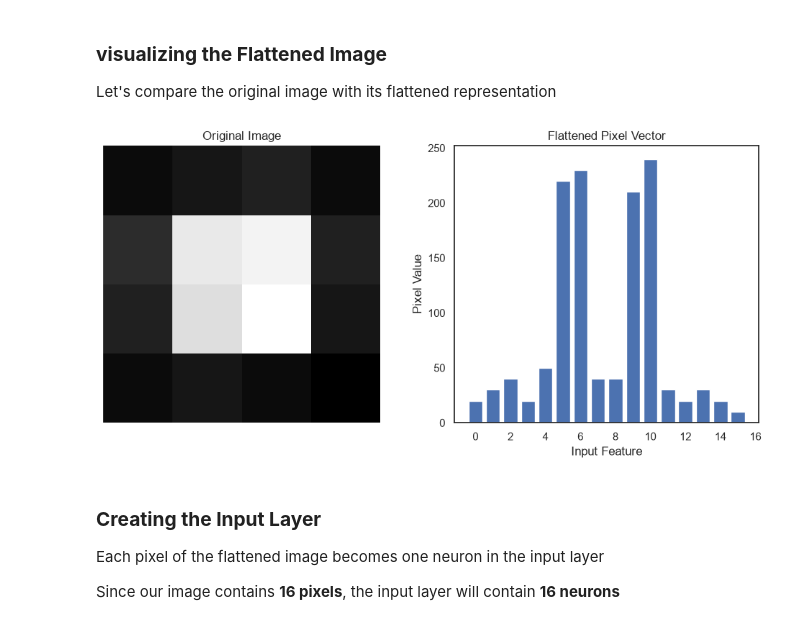
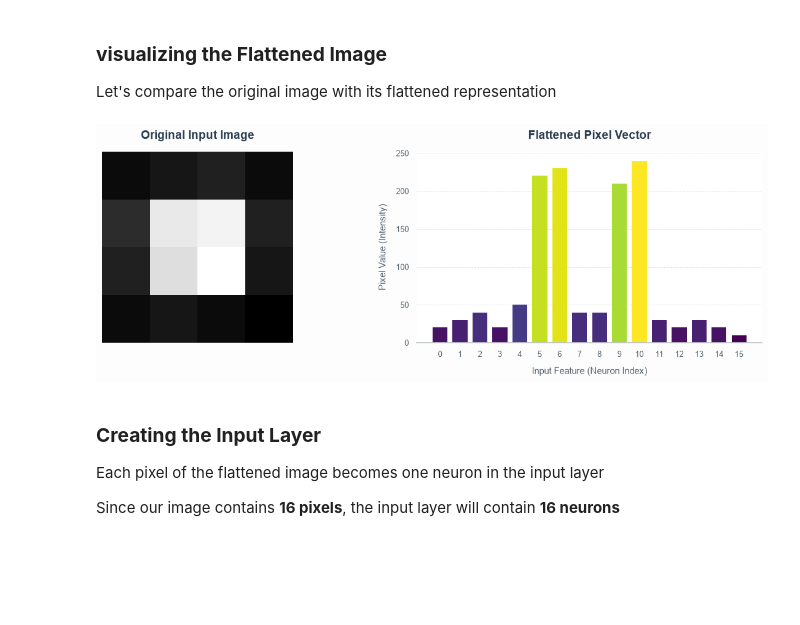
Before and after one commit to precious-05/neural_network, a Jupyter notebook: Neural_Net.ipynb, the cells around one changed output. Saved outputs shown, nothing was run; the diff lists cells and outputs as text; code cells hidden in the pictures; blank space fills up the shorter version.

```diff
--- a/Neural_Net.ipynb
+++ b/Neural_Net.ipynb
@@ -141,29 +141,52 @@ Each feature will become one input neuron.
 
 Let's compare the original image with its flattened representation
 # %%
-fig, axes = plt.subplots(1,2,figsize=(12,5))
+import matplotlib.pyplot as plt
+import numpy as np
 
-# Original Image
+plt.rcParams['font.family'] = 'sans-serif'
+plt.rcParams['text.color'] = '#2c3e50'
 
-axes[0].imshow(image,cmap="gray")
+# Figure setup with better dimensions and crisp resolution (DPI)
+fig, axes = plt.subplots(1, 2, figsize=(13, 5), dpi=100, facecolor='#fdfdfd')
 
-axes[0].set_title("Original Image")
-
+# --- 1. Original Image Plot ---
+axes[0].imshow(image, cmap="gray", interpolation='nearest')
+axes[0].set_title("Original Input Image", fontsize=14, fontweight='bold', pad=15)
 axes[0].axis("off")
 
-# Flattened Vector
+# --- 2. Flattened Vector Bar Chart ---
 
-axes[1].bar(range(len(image_flat)),image_flat)
+norms = plt.Normalize(min(image_flat), max(image_flat))
+colors = plt.cm.viridis(norms(image_flat))
 
-axes[1].set_title("Flattened Pixel Vector")
 
-axes[1].set_xlabel("Input Feature")
+x_range = range(len(image_flat))
+bars = axes[1].bar(x_range, image_flat, color=colors, width=0.75, edgecolor='none')
 
-axes[1].set_ylabel("Pixel Value")
 
+axes[1].set_title("Flattened Pixel Vector", fontsize=14, fontweight='bold', pad=15)
+axes[1].set_xlabel("Input Feature (Neuron Index)", fontsize=11, labelpad=10, color='#566573')
+axes[1].set_ylabel("Pixel Value (Intensity)", fontsize=11, labelpad=10, color='#566573')
+
+
+axes[1].set_xticks(x_range)
+axes[1].tick_params(axis='both', colors='#566573', labelsize=9)
+
+# Soft structural grid behind the bars
+axes[1].set_axisbelow(True)
+axes[1].yaxis.grid(True, color='#E5E8E8', linestyle='--', linewidth=0.7)
+
+
+for spine in ['top', 'right', 'left']:
+    axes[1].spines[spine].set_visible(False)
+axes[1].spines['bottom'].set_color('#BDC3C7')
+
+# Final layout management to prevent cropping
+plt.tight_layout(pad=3.0)
 plt.show()
 # %% [output]
-[figure, old version]
+[figure, new version]
 # %% [markdown]
 ### **Creating the Input Layer**
 
```
Also changed, not shown: parts of 34 cells of this notebook.
